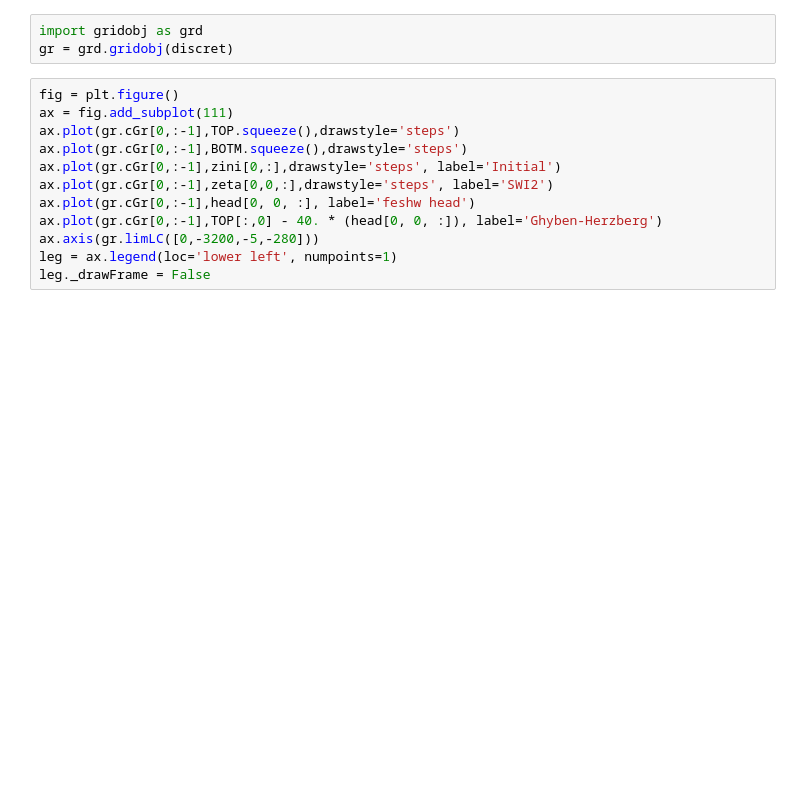
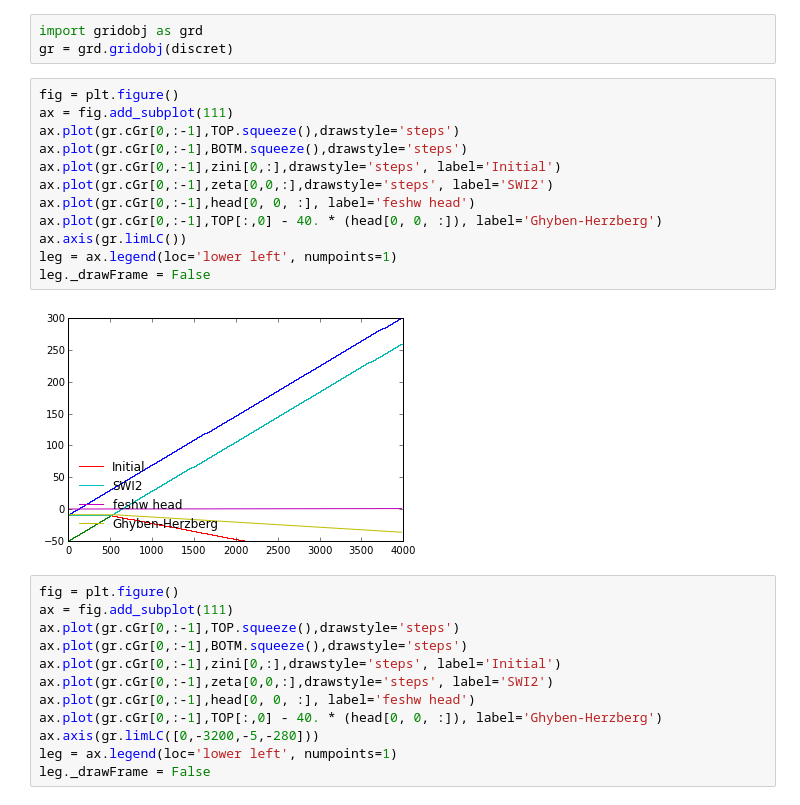
Before and after one commit to bdestombe/SWItest, a Jupyter notebook: SWI1D/inclined1conf.ipynb, the cells around one changed output. Saved outputs shown, nothing was run; the diff lists cells and outputs as text; blank space fills up the shorter version.

```diff
--- a/SWI1D/inclined1conf.ipynb
+++ b/SWI1D/inclined1conf.ipynb
@@ -110,6 +110,20 @@ zeta = zobj.get_data(idx=0, text='      ZETASRF  1')[0]
 # %%
 import gridobj as grd
 gr = grd.gridobj(discret)
+# %%
+fig = plt.figure()
+ax = fig.add_subplot(111)
+ax.plot(gr.cGr[0,:-1],TOP.squeeze(),drawstyle='steps')
+ax.plot(gr.cGr[0,:-1],BOTM.squeeze(),drawstyle='steps')
+ax.plot(gr.cGr[0,:-1],zini[0,:],drawstyle='steps', label='Initial')
+ax.plot(gr.cGr[0,:-1],zeta[0,0,:],drawstyle='steps', label='SWI2')
+ax.plot(gr.cGr[0,:-1],head[0, 0, :], label='feshw head')
+ax.plot(gr.cGr[0,:-1],TOP[:,0] - 40. * (head[0, 0, :]), label='Ghyben-Herzberg')
+ax.axis(gr.limLC())
+leg = ax.legend(loc='lower left', numpoints=1)
+leg._drawFrame = False
+# %% [output]
+[figure, added]
 # %%
 fig = plt.figure()
 ax = fig.add_subplot(111)
```
